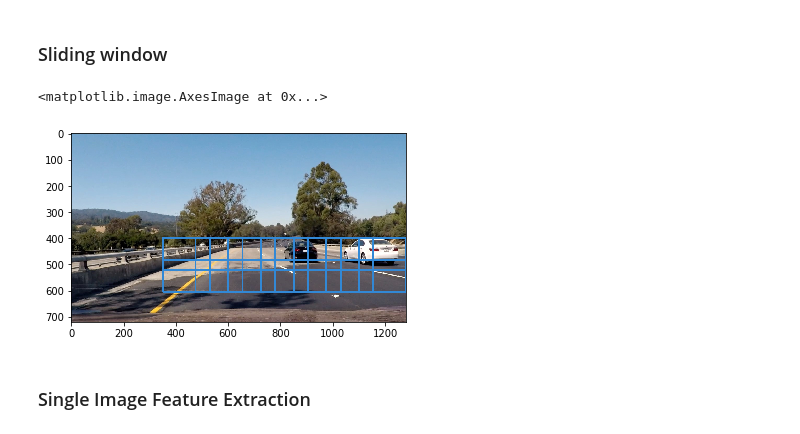
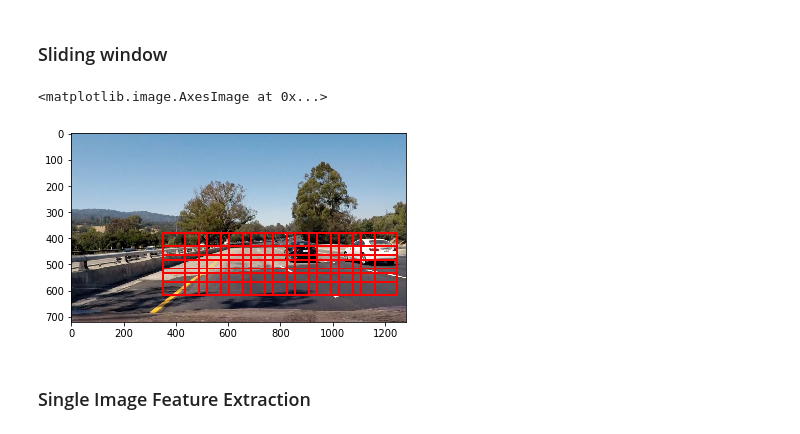
Before and after one commit to OwenHua666/CarND-Vehicle-Detection, a Jupyter notebook: vehicle_track_pipeline.ipynb, the cells around one changed output. Saved outputs shown, nothing was run; the diff lists cells and outputs as text; code cells hidden in the pictures.

```diff
--- a/vehicle_track_pipeline.ipynb
+++ b/vehicle_track_pipeline.ipynb
@@ -310,19 +312,21 @@ car_features_color = extract_features_color(cars, cspace=color_space, spatial_si
                         hist_bins=histbin, hist_range=(0, 256))
 notcar_features_color = extract_features_color(notcars, cspace=color_space, spatial_size=(spatial, spatial),
                         hist_bins=histbin, hist_range=(0, 256))
-
+color_space_hog = 'YCrCb'
 orient = 9
 pix_per_cell = 8
 cell_per_block = 2
-hog_channel = 0 # Can be 0, 1, 2, or "ALL"
+hog_channel = "ALL" # Can be 0, 1, 2, or "ALL"
 
 t=time.time()
-car_features_hog = extract_features_hog(cars, cspace=color_space, orient=orient,
+car_features_hog = extract_features_hog(cars, cspace=color_space_hog, orient=orient,
                         pix_per_cell=pix_per_cell, cell_per_block=cell_per_block,
-                        hog_channel=hog_channel)
-notcar_features_hog = extract_features_hog(notcars, cspace=color_space, orient=orient,
+                        hog_channel=hog_channel, spatial_size = spatial_size)
+notcar_features_hog = extract_features_hog(notcars, cspace=color_space_hog, orient=orient,
                         pix_per_cell=pix_per_cell, cell_per_block=cell_per_block,
-                        hog_channel=hog_channel)
+                        hog_channel=hog_channel, spatial_size = spatial_size)
+
+
 t2 = time.time()
 print(round(t2-t, 2), 'Seconds to extract HOG features...')
 
@@ -352,7 +356,11 @@ rand_state = np.random.randint(0, 100)
 X_train, X_test, y_train, y_test = train_test_split(
     scaled_X, y, test_size=0.2, random_state=rand_state, shuffle = True)
 
-# Use a GridSearchCV to find the best SVM parameters
+from sklearn.externals import joblib
+# joblib.dump(clf, 'trained_svm.pkl')
+clf = joblib.load('trained_svm.pkl')
+
+# # Use a GridSearchCV to find the best SVM parameters
 # parameters = {'kernel':('linear', 'rbf'), 'C':[0.1,0.5,1]}
 # svr = svm.SVC()
 # clf = grid_search.GridSearchCV(svr, parameters)
@@ -361,13 +369,10 @@ X_train, X_test, y_train, y_test = train_test_split(
 # t2 = time.time()
 # print('There are '+str(y_train.shape[0])+' training data')
 # print(round(t2-t, 2), 'Seconds to train SVC...')
-# # Check the score of the SVC
-# print('Test Accuracy of SVC = ', round(clf.score(X_test, y_test), 4))
+# Check the score of the SVC
+print('Test Accuracy of SVC = ', round(clf.score(X_test, y_test), 4))
 # # Check the prediction time for a single sample
 # t=time.time()
-from sklearn.externals import joblib
-# joblib.dump(clf, 'trained_svm.pkl')
-clf = joblib.load('trained_svm.pkl')
 n_predict = 10
 print('The SVM Hyperparameters used are: '+'C = '+str(clf.best_params_['C'])+' ,kernel = '+str(clf.best_params_['kernel']))
 print('My SVC predicts: ', clf.predict(X_test[0:n_predict]))
@@ -446,36 +452,36 @@ image = mpimg.imread('test_images/test4.jpg')
 # An example of sliding window
 windows1 = slide_window(image, x_start_stop=[400, None], y_start_stop=[400, 600],
                     xy_window=(120, 95), xy_overlap=(0.3, 0.3))
 
 windows2 = slide_window(image, x_start_stop=[450, None], y_start_stop=[400, 600],
                     xy_window=(100, 70), xy_overlap=(0.3, 0.3))
 
-windows3 = slide_window(image, x_start_stop=[400, None], y_start_stop=[380, 650],
+windows3 = slide_window(image, x_start_stop=[350, None], y_start_stop=[380, 650],
                     xy_window=(140, 85), xy_overlap=(0.4, 0.4))
 
 windows4 = slide_window(image, x_start_stop=[350, None], y_start_stop=[400, 650],
                     xy_window=(180, 120), xy_overlap=(0.3, 0.3))
 
 windows5 = slide_window(image, x_start_stop=[450, None], y_start_stop=[400, 680],
                     xy_window=(310, 240), xy_overlap=(0.6, 0.6))
 
 windows6 = slide_window(image, x_start_stop=[450, None], y_start_stop=[400, 600],
                     xy_window=(80, 60), xy_overlap=(0, 0))
 
 windows_collect = []
 windows = []
 windows_collect.append(windows1);windows_collect.append(windows2);windows_collect.append(windows3);
 windows_collect.append(windows4);windows_collect.append(windows5);windows_collect.append(windows6)
 window_img = np.copy(image)
 color_map = [[0,0,255],[0,255,0],[255,0,0],[50,136,213],[85,14,90],[185,30,10]]
 for i in range(len(windows_collect)):
-    ind = 3
+    ind = 2
     window_img = draw_boxes(window_img, windows_collect[ind], color=color_map[ind], thick=6)
     windows += windows_collect[i]
 plt.imshow(window_img)
 # %% [output]
 <matplotlib.image.AxesImage at 0x...>
-[figure, old version]
+[figure, new version]
 # %% [markdown]
 ### Single Image Feature Extraction
 # %%
```
Also changed, not shown: parts of 9 cells of this notebook, 7 other files.
